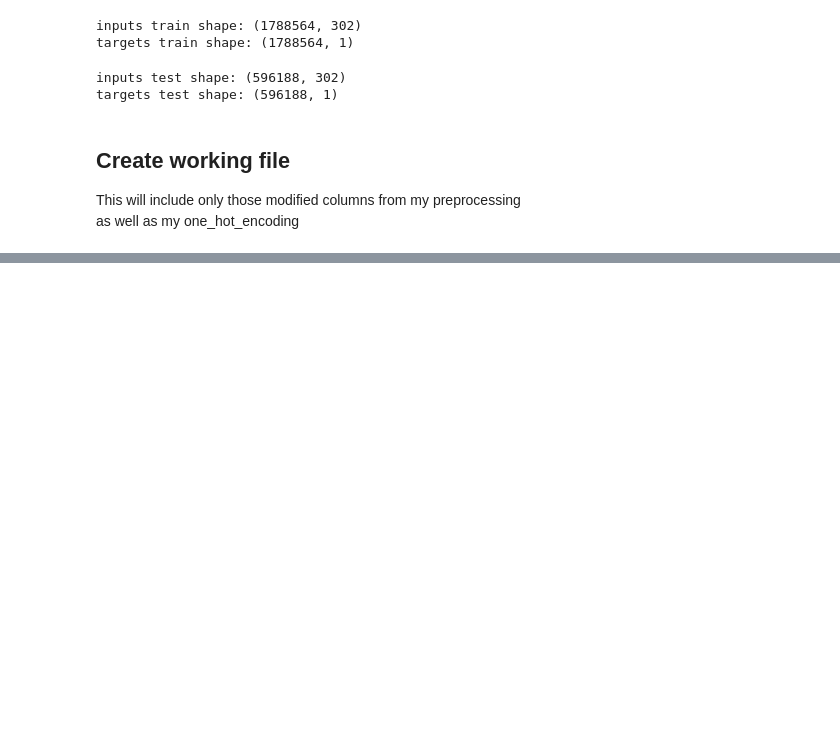
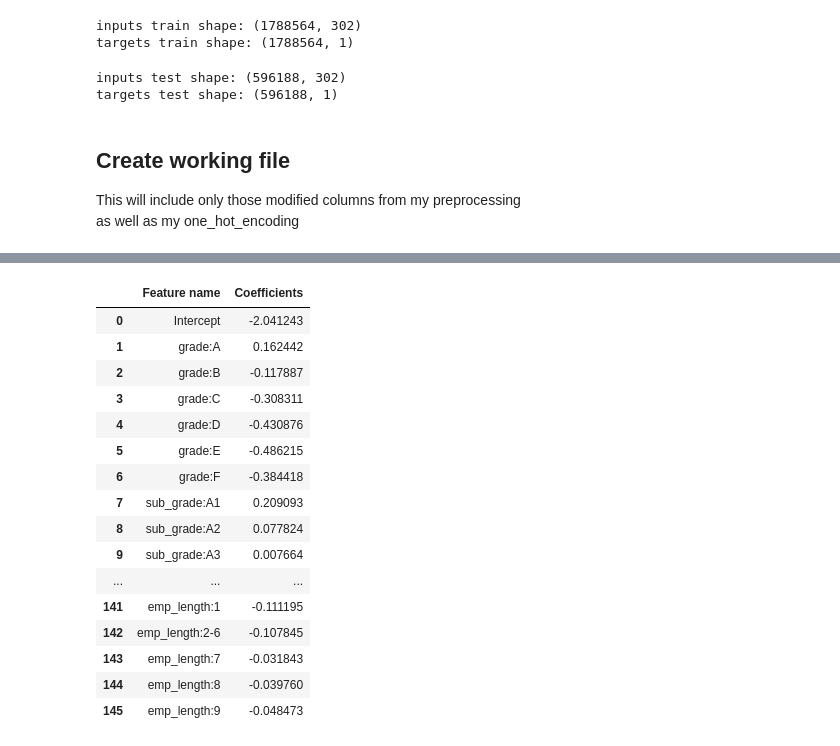
Before and after one commit to fayadabbasi/CreditRisk, a Jupyter notebook: LendingClub_Log_Reg.ipynb, the cells around one changed output, grey strips where cells are left out. Cells and saved outputs as stored; diff of their text form; code cells hidden in the pictures; blank space fills up the shorter version.

```diff
--- a/LendingClub_Log_Reg.ipynb
+++ b/LendingClub_Log_Reg.ipynb
@@ -52,0 +132,32 @@ inputs_train_w_ref_cat = loan_data_inputs_train.loc[:,list_of_woe]
+# %%
+class LogisticRegression_with_p_values:
+    """
+    Wrapper Class for Logistic Regression which has the usual sklearn instance
+    in an attribute self.model, and pvalues, z scores and estimated
+    errors for each coefficient in
+
+    self.z_scores
+    self.p_values
+    self.sigma_estimates
+
+    as well as the negative hessian of the log Likelihood (Fisher information)
+
+    self.F_ij
+    """
+    def __init__(self, *args, **kwargs):
+        self.model = linear_model.LogisticRegression(*args, **kwargs)
+    def fit(self, X, y):
+        self.model.fit(X,y)
+        # Get p-values for the fitted model
+        denom = (2.0 * (1+np.cosh(self.model.decision_function(X)))) #desc_func predicts confidence score
+        denom = np.tile(denom,(X.shape[1], 1)).T
+        F_ij = np.dot((X / denom).T,X) # Fisher Information Matrix
+        Cramer_Rao = np.linalg.inv(F_ij) # Inverse Information Matrix
+        sigma_estimates = np.sqrt(np.diagonal(Cramer_Rao))
+        z_scores = self.model.coef_[0] / sigma_estimates # z-score for eaach model coefficient
+        p_values = [stat.norm.sf(abs(x)) * 2 for x in z_scores] # two tailed test for p-values
+        self.coef_ = self.model.coef_
+        self.intercept_ = self.model.intercept_
+        self.p_values = p_values
+# %%
+reg = LogisticRegression_with_p_values()
@@ -52,0 +166,25 @@ inputs_train_w_ref_cat = loan_data_inputs_train.loc[:,list_of_woe]
+# %%
+summary_table = pd.DataFrame(columns=['Feature name'], data=feature_name)
+summary_table['Coefficients'] = np.transpose(reg.coef_)
+summary_table.index = summary_table.index + 1
+summary_table.loc[0] = ['Intercept', reg.intercept_[0]]
+summary_table = summary_table.sort_index()
+summary_table
+# %% [output]
+|  | Feature name | Coefficients |
+| 0 | Intercept | -2.041243 |
+| 1 | grade:A | 0.162442 |
+| 2 | grade:B | -0.117887 |
+| 3 | grade:C | -0.308311 |
+| 4 | grade:D | -0.430876 |
+| 5 | grade:E | -0.486215 |
+| 6 | grade:F | -0.384418 |
+| 7 | sub_grade:A1 | 0.209093 |
+| 8 | sub_grade:A2 | 0.077824 |
+| 9 | sub_grade:A3 | 0.007664 |
+| ... | ... | ... |
+| 141 | emp_length:1 | -0.111195 |
+| 142 | emp_length:2-6 | -0.107845 |
+| 143 | emp_length:7 | -0.031843 |
+| 144 | emp_length:8 | -0.039760 |
+| 145 | emp_length:9 | -0.048473 |
```
Also changed, not shown: parts of 17 cells of this notebook, 1 other file.
